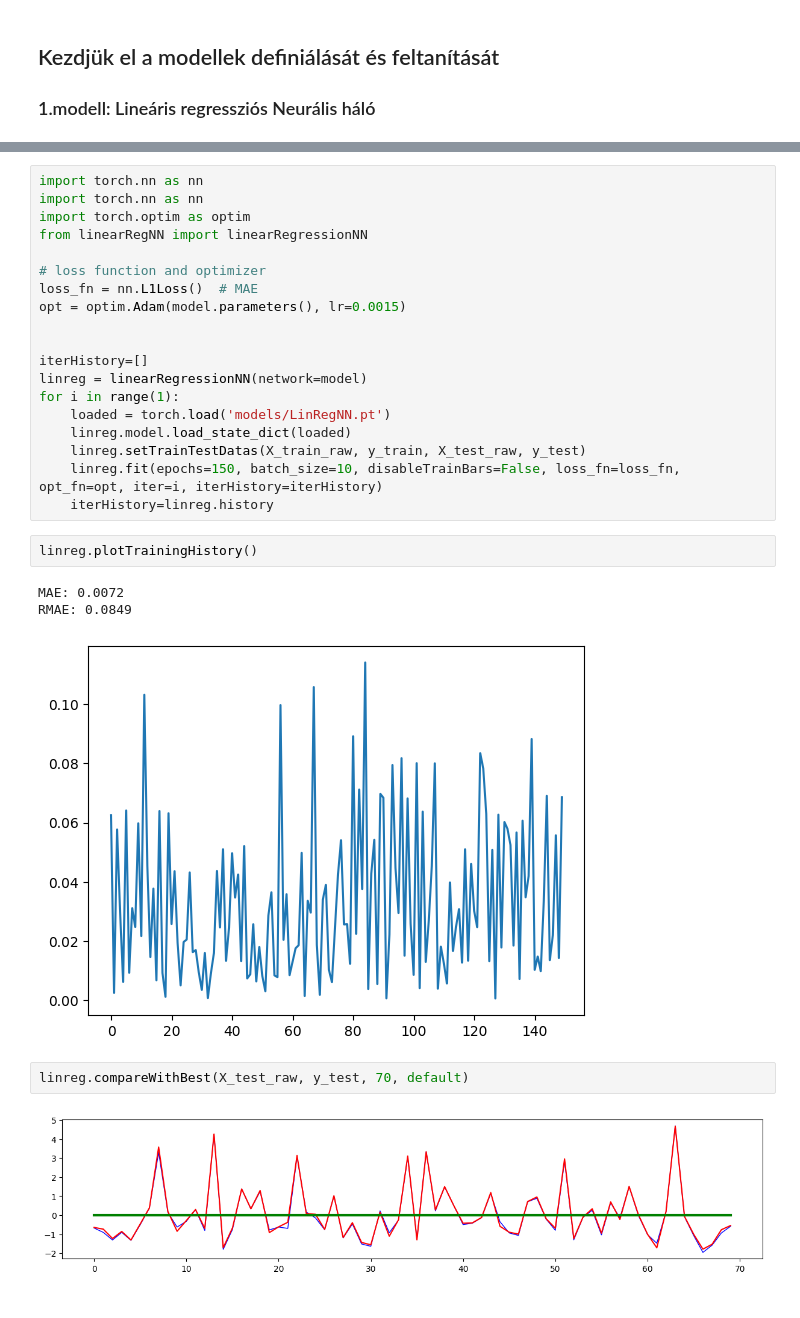
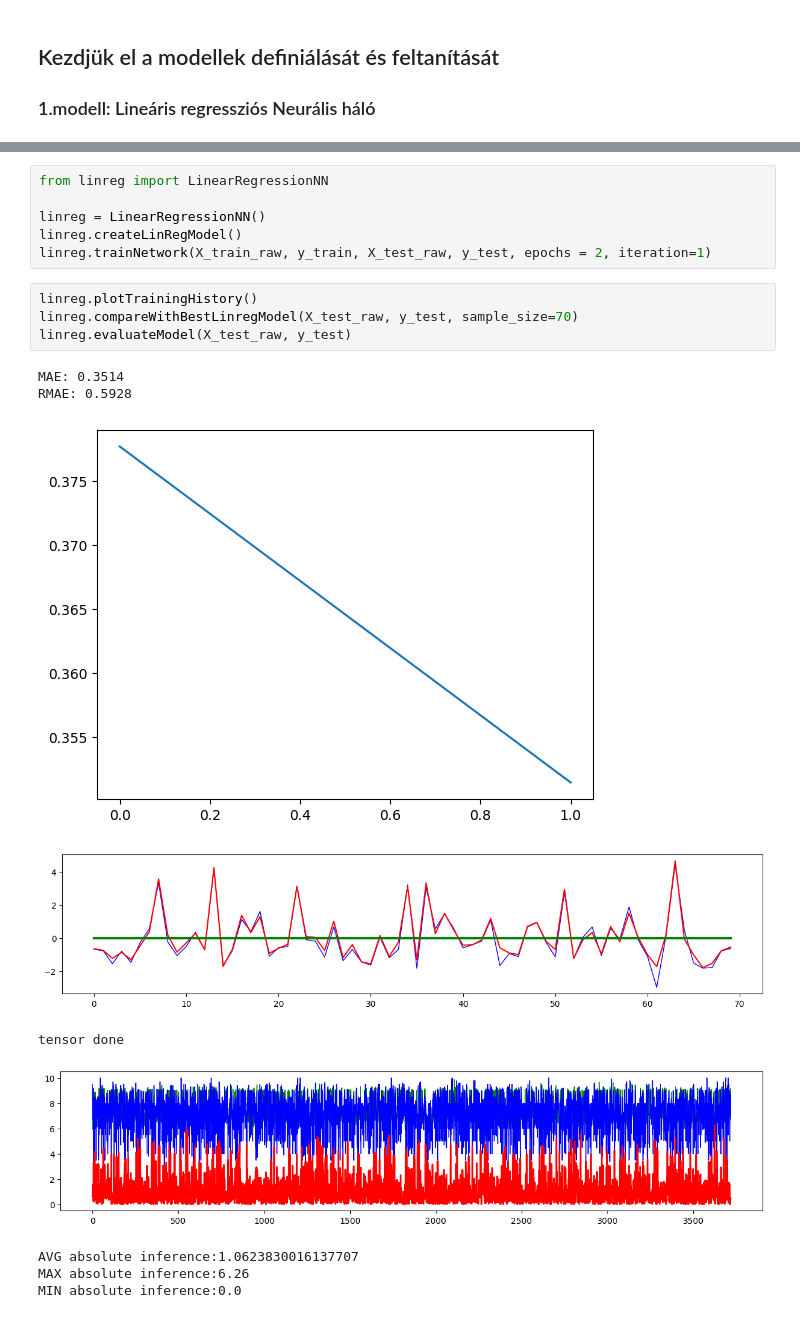
Before and after one commit to DezsiCsaba/gepi-latas-feleves, a Jupyter notebook: megoldás - bdigne.ipynb, the cells around one changed output, grey strips where cells are left out. Saved outputs shown, nothing was run; the diff lists cells and outputs as text.

```diff
--- a/megoldás - bdigne.ipynb
+++ b/megoldás - bdigne.ipynb
@@ -249,30 +230,21 @@ default = nn.Sequential(
-# %%
-import torch.nn as nn
-import torch.nn as nn
-import torch.optim as optim
-from linearRegNN import linearRegressionNN
-
-# loss function and optimizer
-loss_fn = nn.L1Loss()  # MAE
-opt = optim.Adam(model.parameters(), lr=0.0015)
-
-
-iterHistory=[]
-linreg = linearRegressionNN(network=model)
-for i in range(1):
-    loaded = torch.load('models/LinRegNN.pt')
-    linreg.model.load_state_dict(loaded)
-    linreg.setTrainTestDatas(X_train_raw, y_train, X_test_raw, y_test)
-    linreg.fit(epochs=150, batch_size=10, disableTrainBars=False, loss_fn=loss_fn, opt_fn=opt, iter=i, iterHistory=iterHistory)
-    iterHistory=linreg.history
-# %%
-linreg.plotTrainingHistory()
-# %% [output]
-MAE: 0.0072
-RMAE: 0.0849
-[figure, removed]
-# %%
-linreg.compareWithBest(X_test_raw, y_test, 70, default)
-# %% [output]
-[figure, removed]
+# %%
+from linreg import LinearRegressionNN
+
+linreg = LinearRegressionNN()
+linreg.createLinRegModel()
+linreg.trainNetwork(X_train_raw, y_train, X_test_raw, y_test, epochs = 2, iteration=1)
+# %%
+linreg.plotTrainingHistory()
+linreg.compareWithBestLinregModel(X_test_raw, y_test, sample_size=70)
+linreg.evaluateModel(X_test_raw, y_test)
+# %% [output]
+MAE: 0.3514
+RMAE: 0.5928
+[figure, added]
+[figure, added]
+tensor done
+[figure, added]
+AVG absolute inference:1.0623830016137707
+MAX absolute inference:6.26
+MIN absolute inference:0.0
 # %%
```
Also changed, not shown: parts of 3 cells of this notebook, 2 other files.
